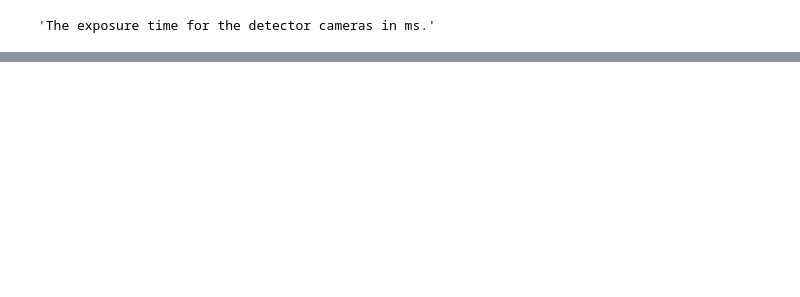
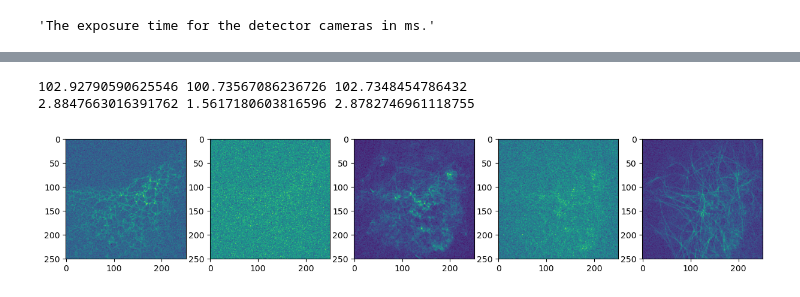
Before and after one commit to federico-carrara/microsim, a Jupyter notebook: examples/notebooks/biosr_simulate.ipynb, the cells around one changed output, grey strips where cells are left out. Cells and saved outputs as stored; diff of their text form; code cells hidden in the pictures; blank space fills up the shorter version.

```diff
--- a/examples/notebooks/biosr_simulate.ipynb
+++ b/examples/notebooks/biosr_simulate.ipynb
@@ -146,0 +229,18 @@ sim = init_simulation(
+# %%
+import matplotlib.pyplot as plt
+_, ax = plt.subplots(1, 5, figsize=(15, 5))
+ax[0].imshow(dig[2, 0])
+ax[1].imshow(dig[8, 0])
+ax[2].imshow(dig[14, 0])
+ax[3].imshow(dig[20, 0])
+ax[4].imshow(dig[26, 0])
+
+dig1=dig[14, 0]
+dig2=dig[20, 0]
+dig3=dig[26, 0]
+print(dig1.mean().item(), dig2.mean().item(), dig3.mean().item())
+print(dig1.std().item(), dig2.std().item(), dig3.std().item())
+# %% [output]
+102.92790590625546 100.73567086236726 102.7348454786432
+2.8847663016391762 1.5617180603816596 2.8782746961118755
+[figure, added]
```
Also changed, not shown: parts of 11 cells of this notebook.
